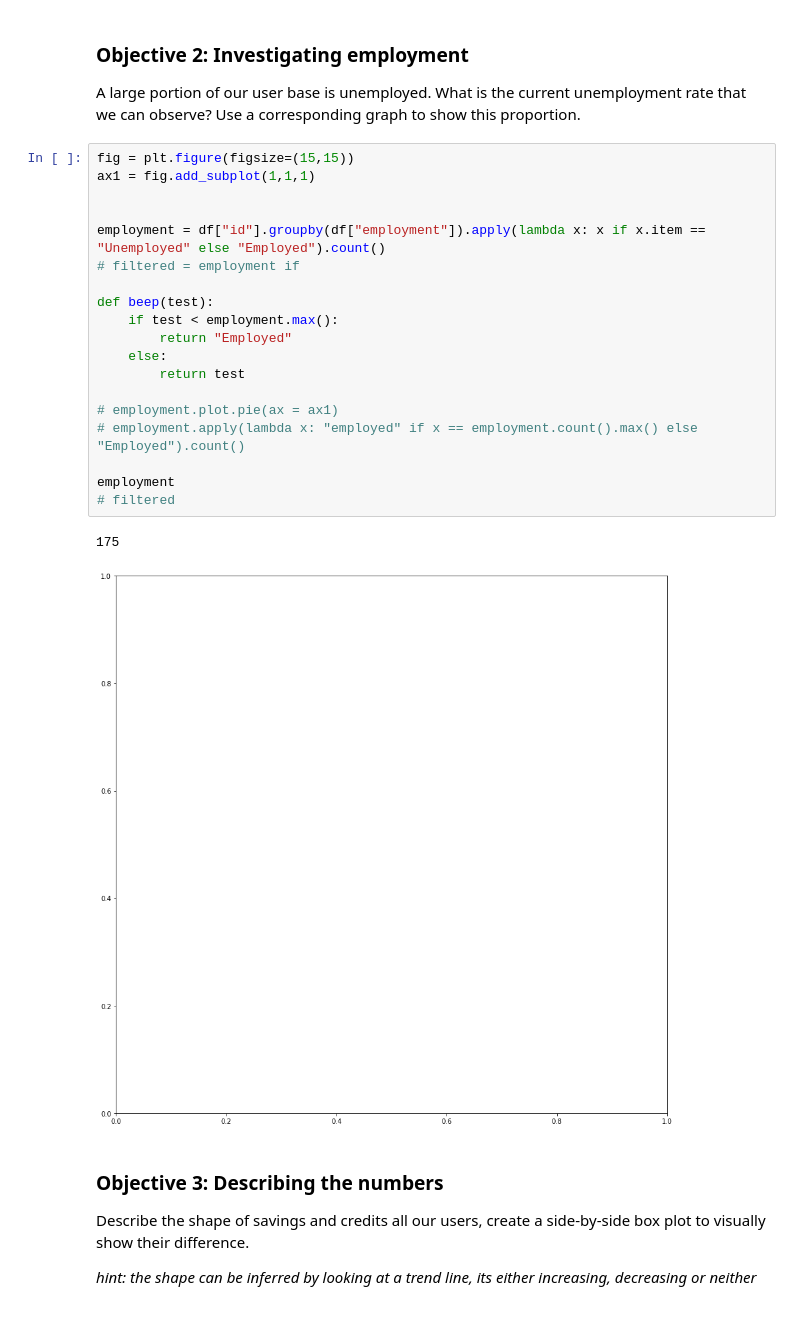
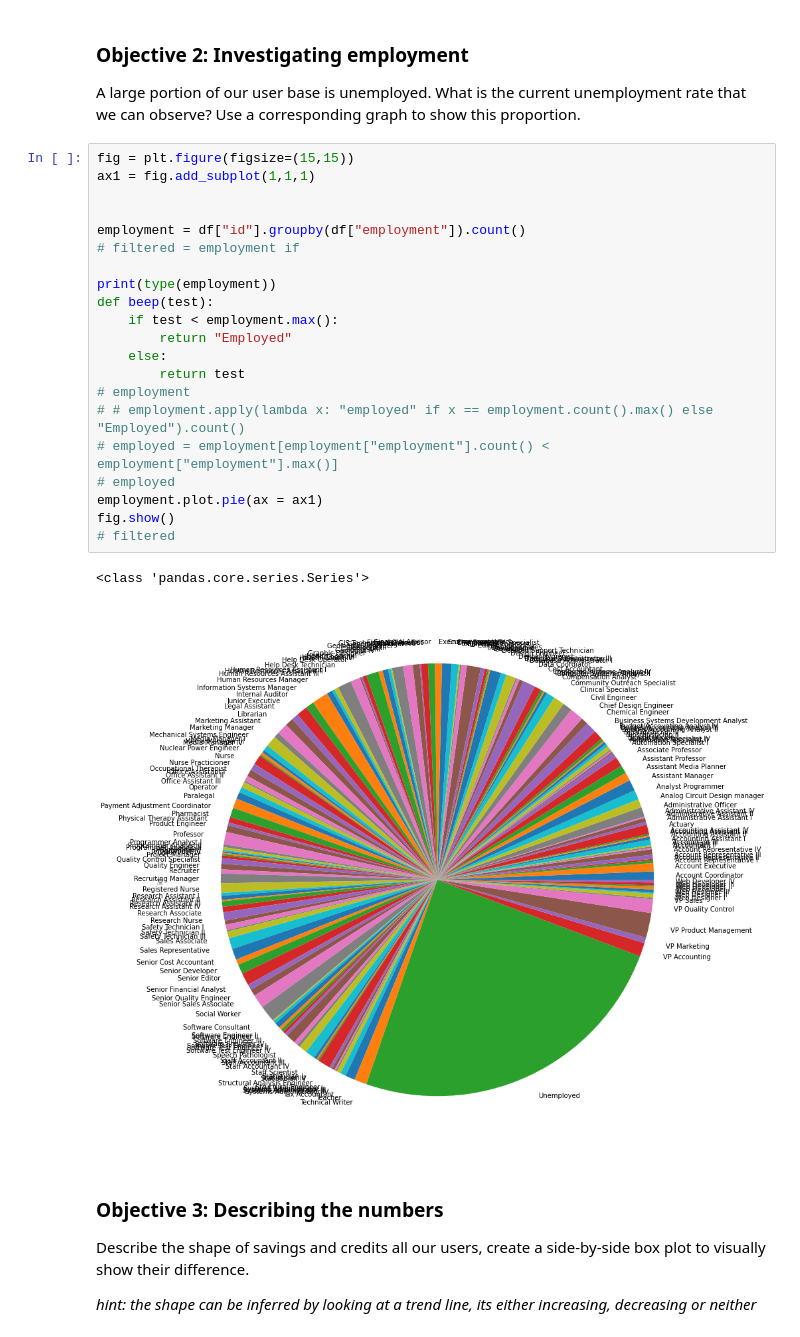
Before and after one commit to mgjerde/PythonOnlineCourse, a Jupyter notebook: Assignments/Assignment 4.4/Assignment 4.4 Visualizing Data .ipynb, the cells around one changed output. Drawn from its saved outputs; the diff is of its cells as text.

```diff
--- a/Assignments/Assignment 4.4/Assignment 4.4 Visualizing Data .ipynb
+++ b/Assignments/Assignment 4.4/Assignment 4.4 Visualizing Data .ipynb
@@ -38,25 +38,27 @@ A large portion of our user base is unemployed. What is the current unemployment
 # %%
 fig = plt.figure(figsize=(15,15))
 ax1 = fig.add_subplot(1,1,1)
 
 
-employment = df["id"].groupby(df["employment"]).apply(lambda x: x if x.item == "Unemployed" else "Employed").count()
+employment = df["id"].groupby(df["employment"]).count()
 # filtered = employment if
 
+print(type(employment))
 def beep(test):
     if test < employment.max():
         return "Employed"
     else:
         return test
-
-# employment.plot.pie(ax = ax1)
-# employment.apply(lambda x: "employed" if x == employment.count().max() else "Employed").count()
-
-employment
+# employment
+# # employment.apply(lambda x: "employed" if x == employment.count().max() else "Employed").count()
+# employed = employment[employment["employment"].count() < employment["employment"].max()]
+# employed
+employment.plot.pie(ax = ax1)
+fig.show()
 # filtered
 # %% [output]
-175
+<class 'pandas.core.series.Series'>
-[figure, old version]
+[figure, new version]
 # %% [markdown]
 ### Objective 3: Describing the numbers
 Describe the shape of savings and credits all our users, create a side-by-side box plot to visually show their difference.
```
Also changed, not shown: parts of 4 cells of this notebook, 2 other files.
